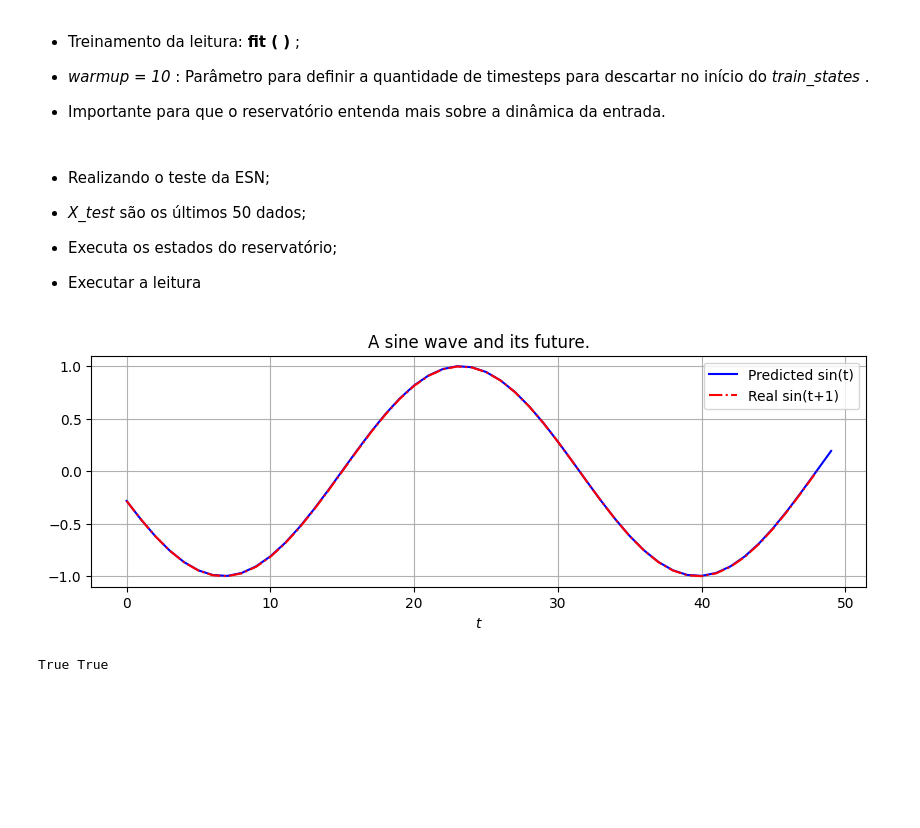
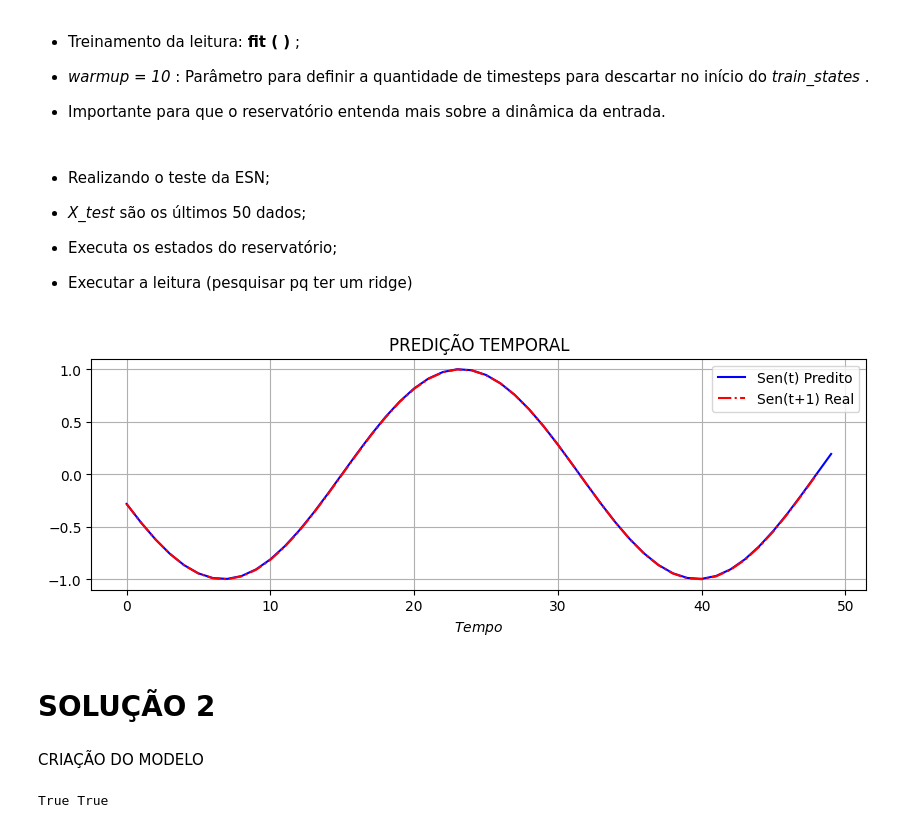
Before and after one commit to ChristianAllan/Echo-State-Network, a Jupyter notebook: RNN/ESN_ReservoirPy.ipynb, the cells around one changed output. Saved outputs shown, nothing was run; the diff lists cells and outputs as text; code cells hidden in the pictures; blank space fills up the shorter version.

Commit message:
modelo

```diff
--- a/RNN/ESN_ReservoirPy.ipynb
+++ b/RNN/ESN_ReservoirPy.ipynb
@@ -169,22 +175,26 @@ readout = readout.fit(train_states, Y_train, warmup=10)
 
 - Executa os estados do reservatório;
 
-- Executar a leitura
+- Executar a leitura (pesquisar pq ter um ridge)
 # %%
 X_test = X[50:]
 test_states = reservoir.run(X_test)
 Y_pred = readout.run(test_states)
 # %%
 plt.figure(figsize=(10, 3))
-plt.title("A sine wave and its future.")
-plt.xlabel("$t$")
-plt.plot(Y_pred, label="Predicted sin(t)", color="blue", linestyle="-")
-plt.plot(X[51:], label="Real sin(t+1)", color="red", linestyle="-.")
+plt.title("PREDIÇÃO TEMPORAL")
+plt.xlabel("$Tempo$")
+plt.plot(Y_pred, label="Sen(t) Predito", color="blue", linestyle="-")
+plt.plot(X[51:], label="Sen(t+1) Real", color="red", linestyle="-.")
 plt.grid()
 plt.legend()
 plt.show()
 # %% [output]
-[figure, old version]
+[figure, new version]
+# %% [markdown]
+# **SOLUÇÃO 2**
+# %% [markdown]
+CRIAÇÃO DO MODELO
 # %%
 from reservoirpy.nodes import Reservoir, Ridge
 
```
Also changed, not shown: parts of 3 cells of this notebook, 1 other file.
